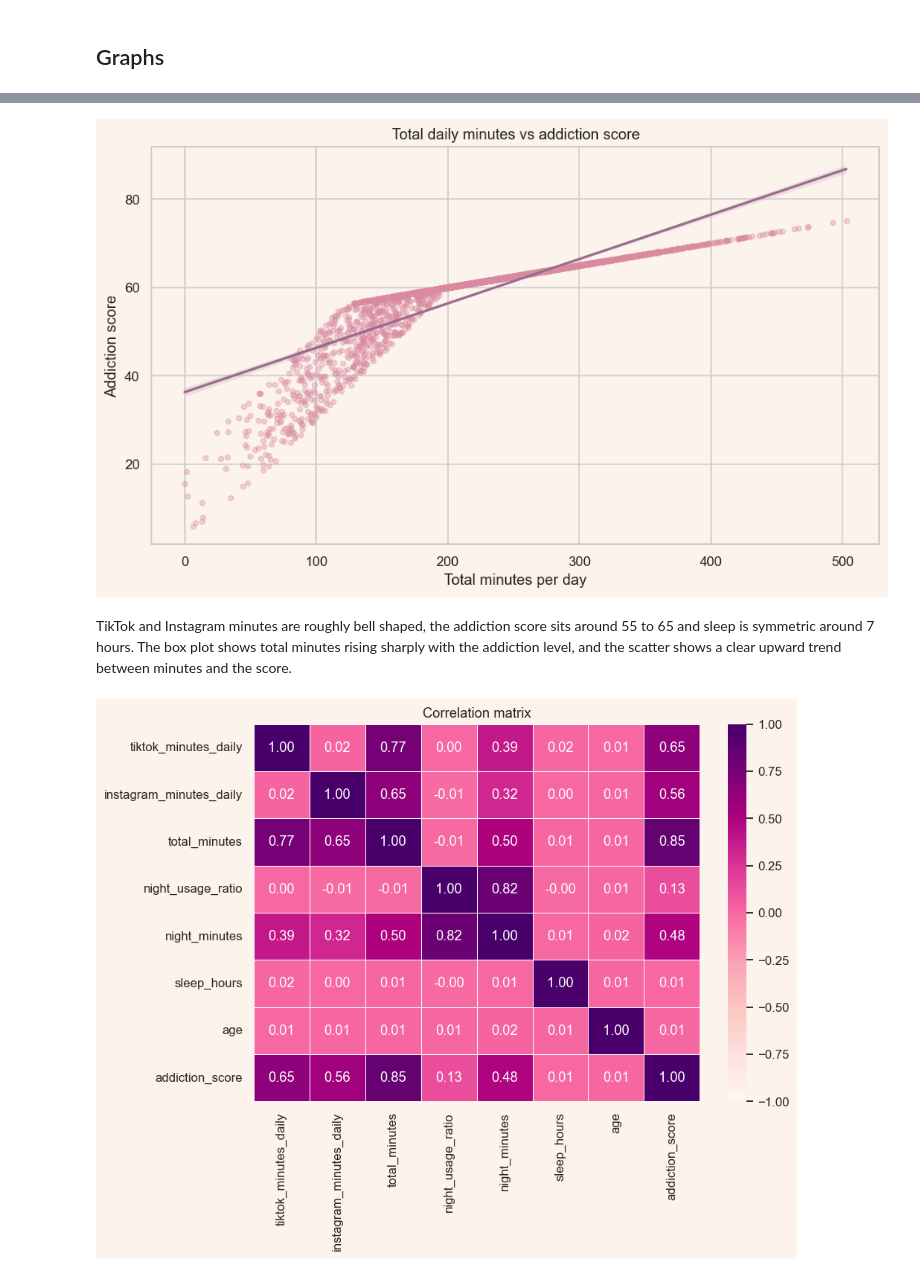
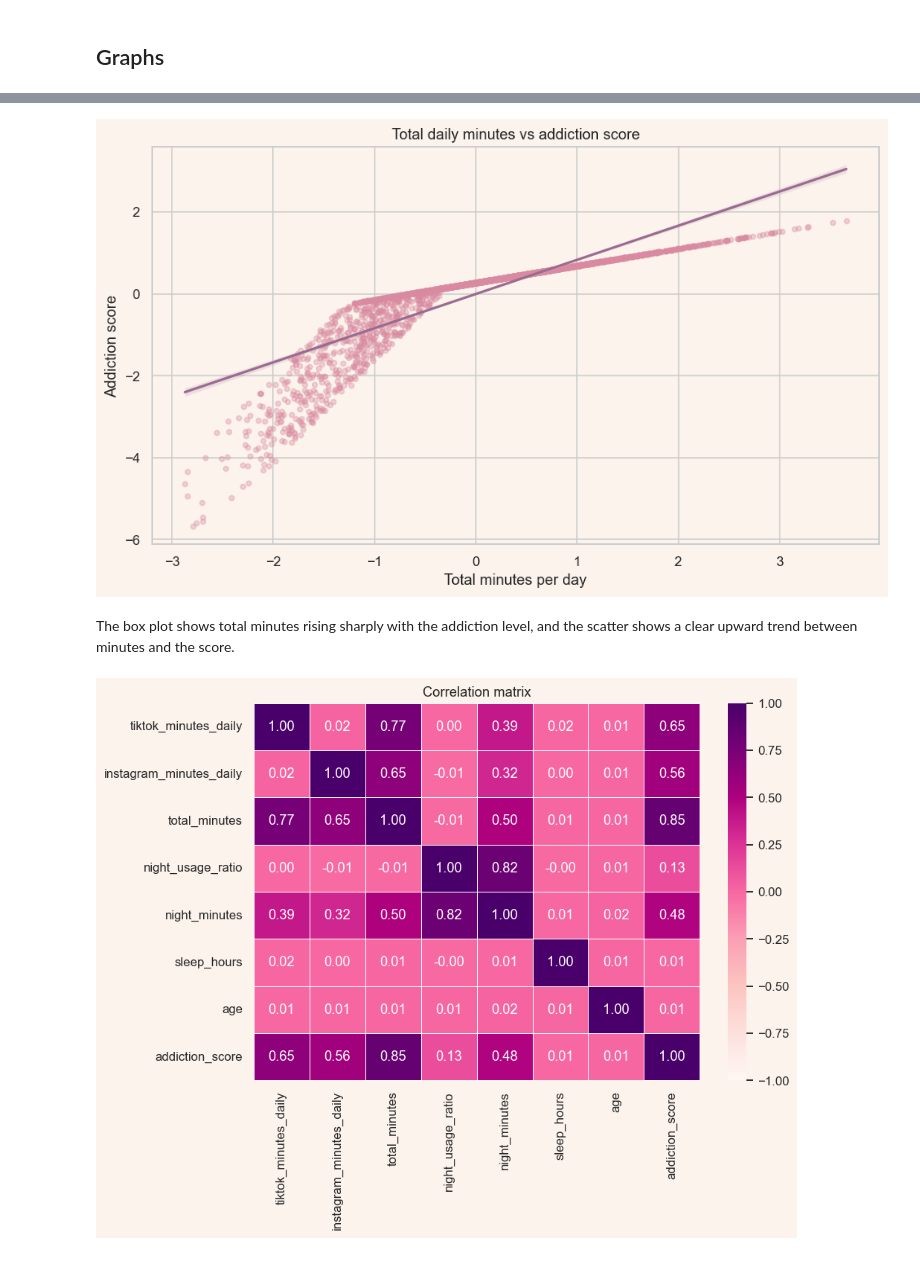
Before and after one commit to evvwwaa/TikTok-Instagram-Addiction, a Jupyter notebook: notebook.ipynb, the cells around one changed output, grey strips where cells are left out. Drawn from its saved outputs; the diff is of its cells as text; code cells hidden in the pictures.

```diff
--- a/notebook.ipynb
+++ b/notebook.ipynb
@@ -176,7 +178,7 @@ Honestly, we expect more daily time to go with a higher addiction score, and Tik
 # %%
 scaled_cols = ["tiktok_minutes_daily", "instagram_minutes_daily", "total_minutes", "night_minutes", "sleep_hours", "addiction_score"]
 for c in scaled_cols:
-    data[c + "_z"] = (data[c] - data[c].mean()) / data[c].std()
-data[[c + "_z" for c in scaled_cols]].describe().round(2).T[["mean", "std", "min", "max"]]
+    data[c] = (data[c] - data[c].mean()) / data[c].std()
+data[[c for c in scaled_cols]].describe().round(2).T[["mean", "std", "min", "max"]]
 # %% [output]
 |  | mean | std | min | max |
@@ -222,18 +219,16 @@ plt.show()
 # %%
 sample = data.sample(3000, random_state=1)
 plt.figure(figsize=(9, 5.5))
-sns.regplot(data=sample, x="total_minutes", y="addiction_score",
-            scatter_kws={"alpha": 0.35, "s": 16, "color": pink},
-            line_kws={"color": plum, "lw": 2})
+sns.regplot(data=sample, x="total_minutes", y="addiction_score", scatter_kws={"alpha": 0.35, "s": 16, "color": pink}, line_kws={"color": plum, "lw": 2})
 plt.title("Total daily minutes vs addiction score")
 plt.xlabel("Total minutes per day")
 plt.ylabel("Addiction score")
 plt.tight_layout()
 plt.show()
 # %% [output]
-[figure, old version]
+[figure, new version]
 # %% [markdown]
-TikTok and Instagram minutes are roughly bell shaped, the addiction score sits around 55 to 65 and sleep is symmetric around 7 hours. The box plot shows total minutes rising sharply with the addiction level, and the scatter shows a clear upward trend between minutes and the score.
+The box plot shows total minutes rising sharply with the addiction level, and the scatter shows a clear upward trend between minutes and the score.
 # %%
 corr_cols = ["tiktok_minutes_daily", "instagram_minutes_daily", "total_minutes", "night_usage_ratio", "night_minutes", "sleep_hours", "age", "addiction_score"]
 plt.figure(figsize=(9, 7))
```
Also changed, not shown: parts of 17 cells of this notebook, 7 other files.
